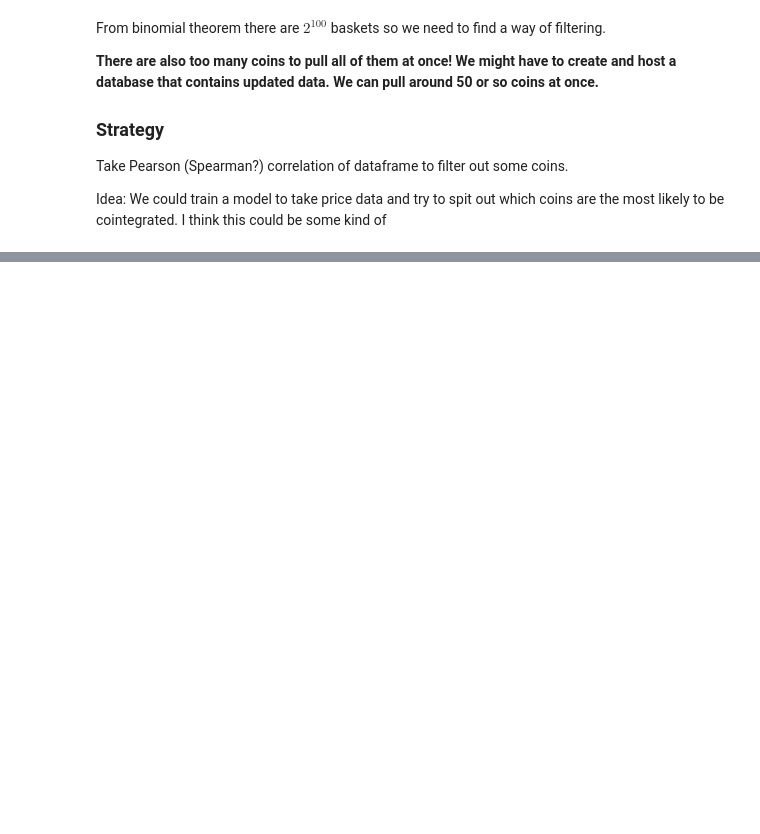
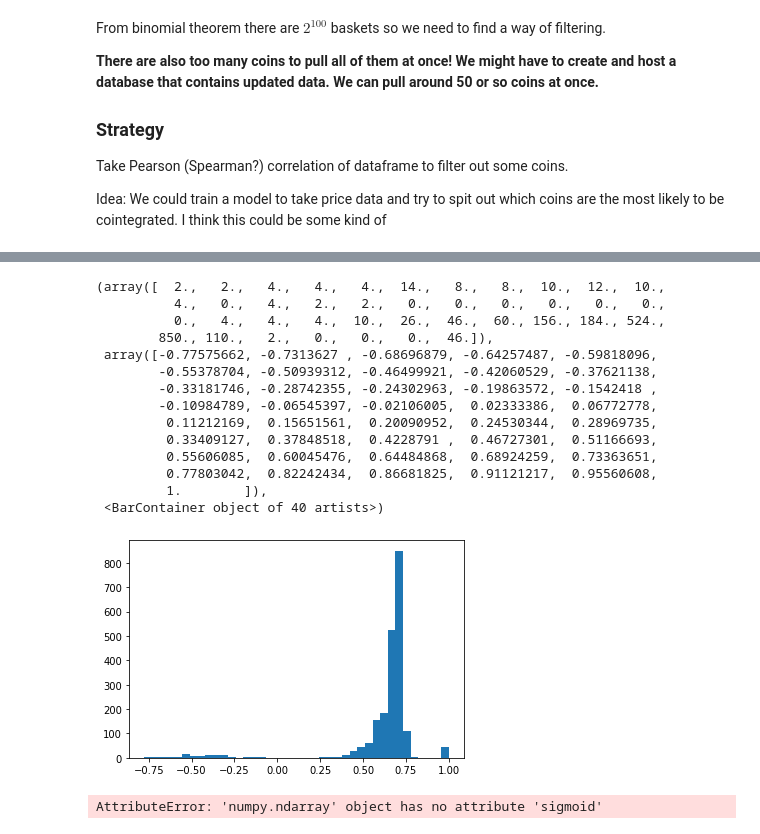
Before and after one commit to jcanedo279/cointegridy, a Jupyter notebook: src/cointegration.ipynb, the cells around one changed output, grey strips where cells are left out. Saved outputs shown, nothing was run; the diff lists cells and outputs as text; code cells hidden in the pictures; blank space fills up the shorter version.

```diff
--- a/src/cointegration.ipynb
+++ b/src/cointegration.ipynb
@@ -312,0 +388,24 @@ corr
+# %%
+plt.hist(df.corr().values.flatten(),bins=40)
+# %% [output]
+(array([  2.,   2.,   4.,   4.,   4.,  14.,   8.,   8.,  10.,  12.,  10.,
+          4.,   0.,   4.,   2.,   2.,   0.,   0.,   0.,   0.,   0.,   0.,
+          0.,   4.,   4.,   4.,  10.,  26.,  46.,  60., 156., 184., 524.,
+        850., 110.,   2.,   0.,   0.,   0.,  46.]),
+ array([-0.77575662, -0.7313627 , -0.68696879, -0.64257487, -0.59818096,
+        -0.55378704, -0.50939312, -0.46499921, -0.42060529, -0.37621138,
+        -0.33181746, -0.28742355, -0.24302963, -0.19863572, -0.1542418 ,
+        -0.10984789, -0.06545397, -0.02106005,  0.02333386,  0.06772778,
+         0.11212169,  0.15651561,  0.20090952,  0.24530344,  0.28969735,
+         0.33409127,  0.37848518,  0.4228791 ,  0.46727301,  0.51166693,
+         0.55606085,  0.60045476,  0.64484868,  0.68924259,  0.73363651,
+         0.77803042,  0.82242434,  0.86681825,  0.91121217,  0.95560608,
+         1.        ]),
+ <BarContainer object of 40 artists>)
+[figure, added]
+# %%
+for _,row in df.iterrows:
+    for coin in df.keys():
+        row[coin] =
+# %% [output]
+AttributeError: 'numpy.ndarray' object has no attribute 'sigmoid'
```
Also changed, not shown: parts of 13 cells of this notebook, 7 other files.
